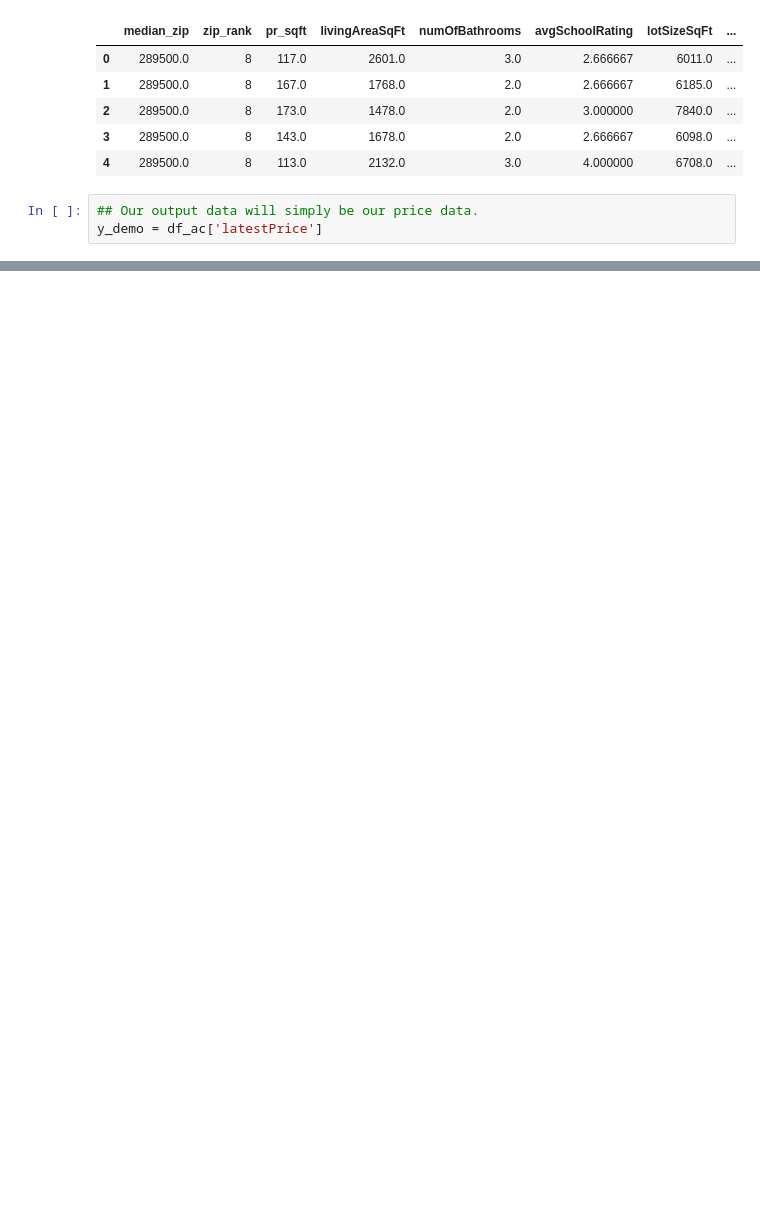
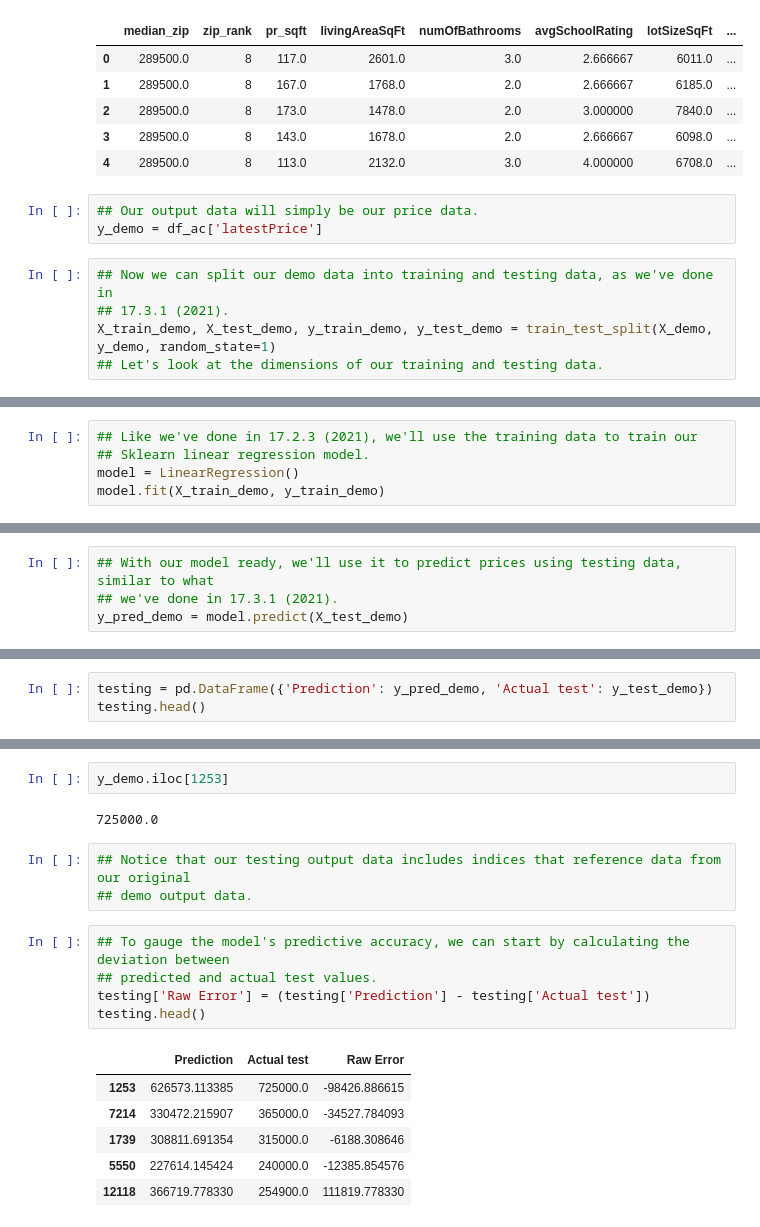
Before and after one commit to dianahandler/Final_Module20_Group3, a Jupyter notebook: Austin-Sklearn-Machine-Learning.ipynb, the cells around one changed output, grey strips where cells are left out. Drawn from its saved outputs; the diff is of its cells as text; blank space fills up the shorter version.

Commit message:
Add files via upload
Performed linear regression with Sklearn machine learning.

```diff
--- a/Austin-Sklearn-Machine-Learning.ipynb
+++ b/Austin-Sklearn-Machine-Learning.ipynb
@@ -224,3 +228,9 @@ X_demo.head()
 # %%
 ## Our output data will simply be our price data.
 y_demo = df_ac['latestPrice']
+# %%
+## Now we can split our demo data into training and testing data, as we've done in
+## 17.3.1 (2021).
+X_train_demo, X_test_demo, y_train_demo, y_test_demo = train_test_split(X_demo,
+y_demo, random_state=1)
+## Let's look at the dimensions of our training and testing data.
@@ -226,0 +257,5 @@ y_demo = df_ac['latestPrice']
+# %%
+## Like we've done in 17.2.3 (2021), we'll use the training data to train our
+## Sklearn linear regression model.
+model = LinearRegression()
+model.fit(X_train_demo, y_train_demo)
@@ -226,0 +264,4 @@ y_demo = df_ac['latestPrice']
+# %%
+## With our model ready, we'll use it to predict prices using testing data, similar to what
+## we've done in 17.3.1 (2021).
+y_pred_demo = model.predict(X_test_demo)
@@ -226,0 +289,3 @@ y_demo = df_ac['latestPrice']
+# %%
+testing = pd.DataFrame({'Prediction': y_pred_demo, 'Actual test': y_test_demo})
+testing.head()
@@ -226,0 +299,19 @@ y_demo = df_ac['latestPrice']
+# %%
+y_demo.iloc[1253]
+# %% [output]
+725000.0
+# %%
+## Notice that our testing output data includes indices that reference data from our original
+## demo output data.
+# %%
+## To gauge the model's predictive accuracy, we can start by calculating the deviation between
+## predicted and actual test values.
+testing['Raw Error'] = (testing['Prediction'] - testing['Actual test'])
+testing.head()
+# %% [output]
+|  | Prediction | Actual test | Raw Error |
+| 1253 | 626573.113385 | 725000.0 | -98426.886615 |
+| 7214 | 330472.215907 | 365000.0 | -34527.784093 |
+| 1739 | 308811.691354 | 315000.0 | -6188.308646 |
+| 5550 | 227614.145424 | 240000.0 | -12385.854576 |
+| 12118 | 366719.778330 | 254900.0 | 111819.778330 |
```
Also changed, not shown: parts of 12 cells of this notebook.
